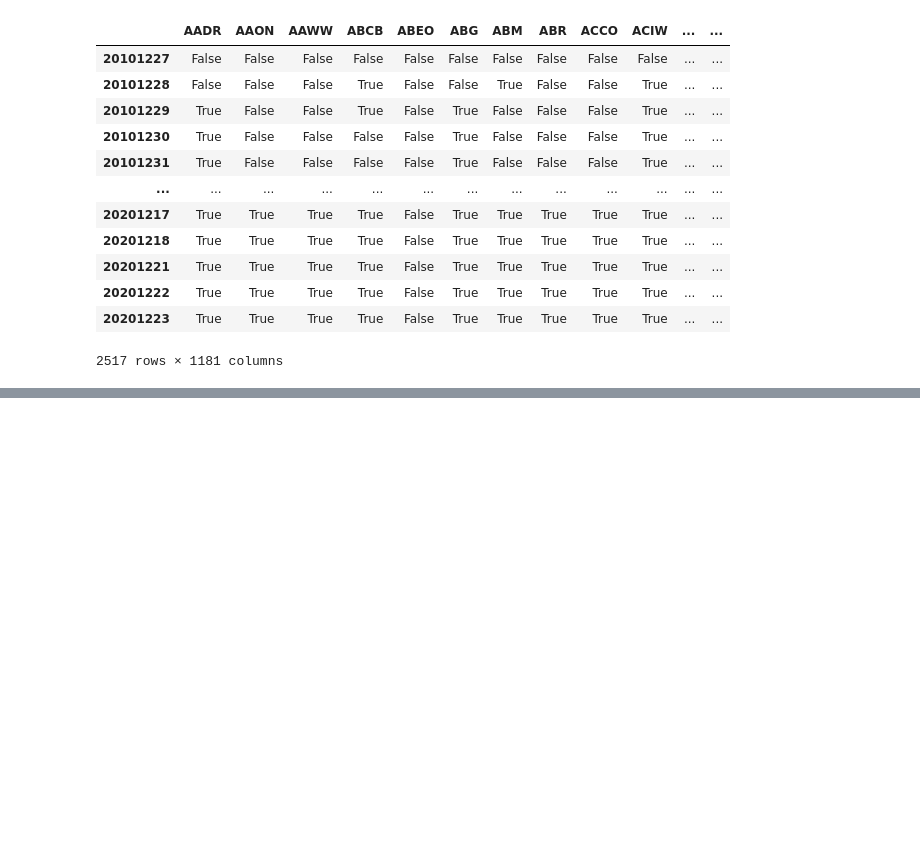
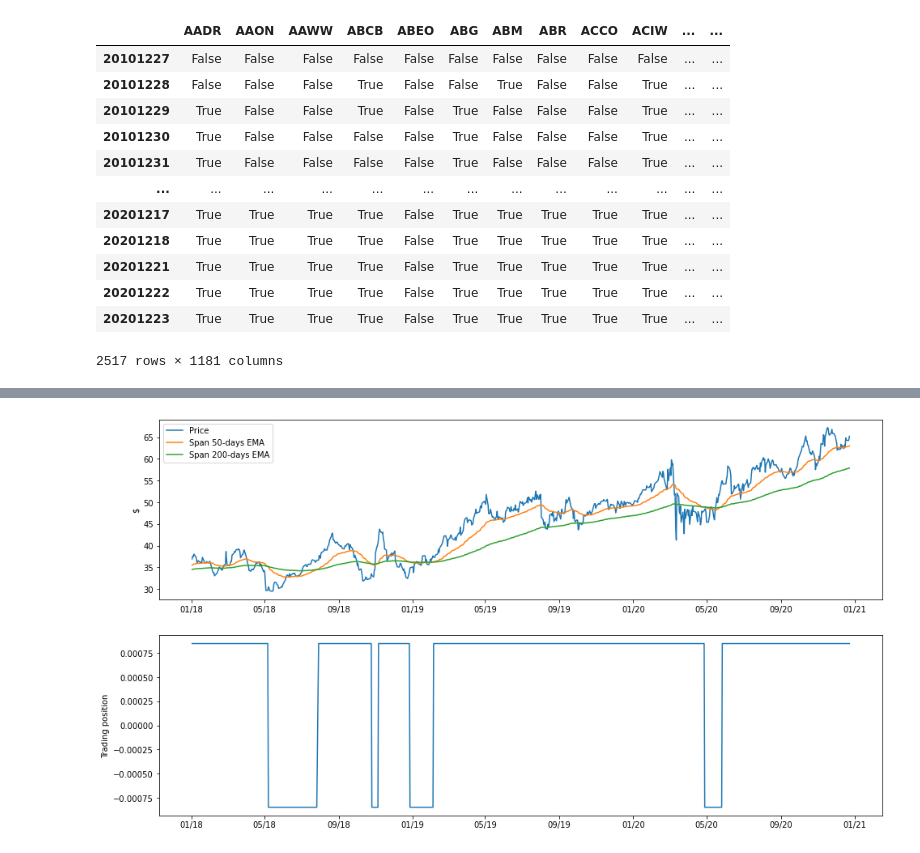
Before and after one commit to ricocahyadi777/quant-trading-project-maf, a Jupyter notebook: Quant.ipynb, the cells around one changed output, grey strips where cells are left out. Drawn from its saved outputs; the diff is of its cells as text; code cells hidden in the pictures; blank space fills up the shorter version.

```diff
--- a/Quant.ipynb
+++ b/Quant.ipynb
@@ -60,0 +94,5 @@ cross
+# %%
+trading_positions_raw = ema_short - ema_long
+trading_positions_raw
+trading_positions = trading_positions_raw.apply(np.sign) * 1/len(ticker)
+trading_positions
@@ -60,0 +114,20 @@ cross
+# %%
+trading_positions_final = trading_positions.shift(1)
+
+fig, (ax1, ax2) = plt.subplots(2, 1, figsize=(16,9))
+
+ax1.plot(date_index, closing_data.loc[start_date:end_date,'AAON'], label='Price')
+ax1.plot(date_index, ema_short.loc[start_date:end_date, 'AAON'], label = 'Span 50-days EMA')
+ax1.plot(date_index, ema_long.loc[start_date:end_date, 'AAON'], label = 'Span 200-days EMA')
+
+ax1.set_ylabel('$')
+ax1.legend(loc='best')
+ax1.xaxis.set_major_formatter(my_year_month_fmt)
+
+ax2.plot(date_index, trading_positions_final.loc[start_date:end_date, 'AAON'],
+        label='Trading position')
+
+ax2.set_ylabel('Trading position')
+ax2.xaxis.set_major_formatter(my_year_month_fmt)
+# %% [output]
+[figure, added]
```
Also changed, not shown: parts of 5 cells of this notebook.
